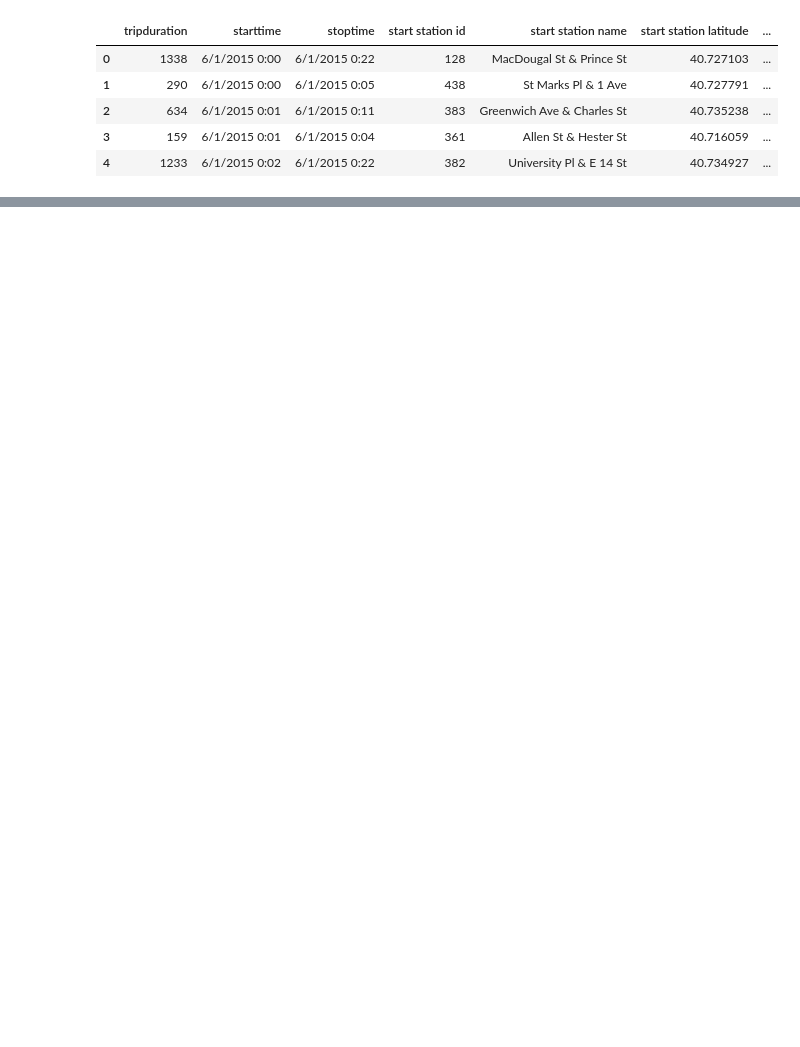
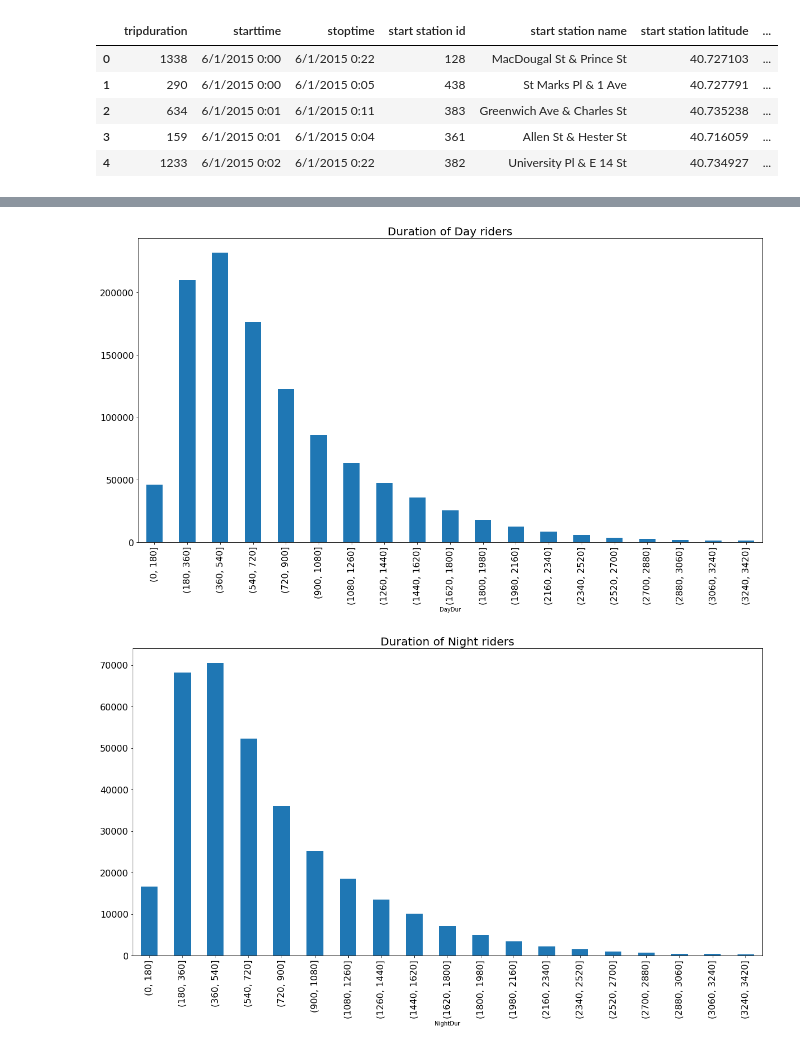
Before and after one commit to jkastelan/PUI2017_jlk635, a Jupyter notebook: HW4_jlk635/Assignment_4.ipynb, the cells around one changed output, grey strips where cells are left out. Saved outputs shown, nothing was run; the diff lists cells and outputs as text; code cells hidden in the pictures; blank space fills up the shorter version.

```diff
--- a/HW4_jlk635/Assignment_4.ipynb
+++ b/HW4_jlk635/Assignment_4.ipynb
@@ -139,3 +114,8 @@ Name: date, dtype: int64
+# %%
+#Create new variables for Day Duration and Night Duration
+
+dfBikes['DayDur'] = dfBikes['tripduration'][(dfBikes['date'].dt.hour >= 7) & (dfBikes['date'].dt.hour < 19)]
+dfBikes['NightDur'] = dfBikes['tripduration'][(dfBikes['date'].dt.hour < 7) | (dfBikes['date'].dt.hour >= 19)]
 # %%
 dfBikes.head()
 # %% [output]
@@ -147,0 +142,25 @@ dfBikes.head()
+# %%
+# dropping NaN values
+dfBikes['DayDur'].dropna(inplace= True)
+dfBikes['NightDur'].dropna(inplace= True)
+# %%
+# plotting histogramswith pandas is a bitdifferent than with pylab
+# this is a VERY USEFUL syntaxfor you to knonw!
+bins = np.arange(0, 3600, 180)
+
+
+
+axDayDur = dfBikes.DayDur.groupby(pd.cut(dfBikes.DayDur, bins)).agg([count_nonzero]).plot(kind='bar',
+                                                                                    legend=False, figsize = (20,10),
+                                                                                          fontsize = 16)
+axDayDur.set_title("Duration of Day riders", fontsize = 20)
+
+
+
+axNightDur = dfBikes.NightDur.groupby(pd.cut(dfBikes.NightDur, bins)).agg([count_nonzero]).plot(kind='bar',
+                                                               legend=False, figsize = (20,10),
+                                                                                        fontsize = 16)
+axNightDur.set_title("Duration of Night riders", fontsize = 20);
+# %% [output]
+[figure, added]
+[figure, added]
```
Also changed, not shown: parts of 24 cells of this notebook.
